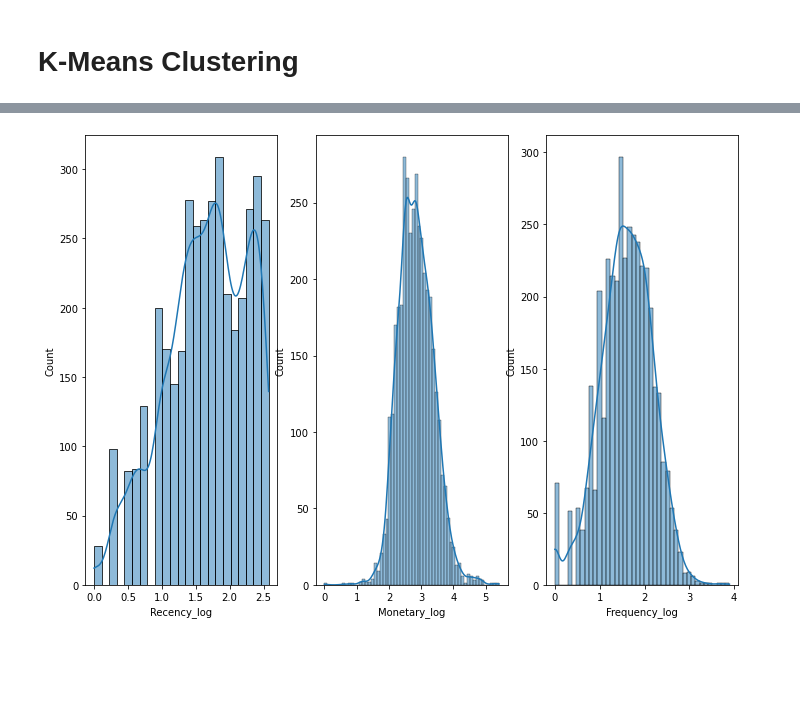
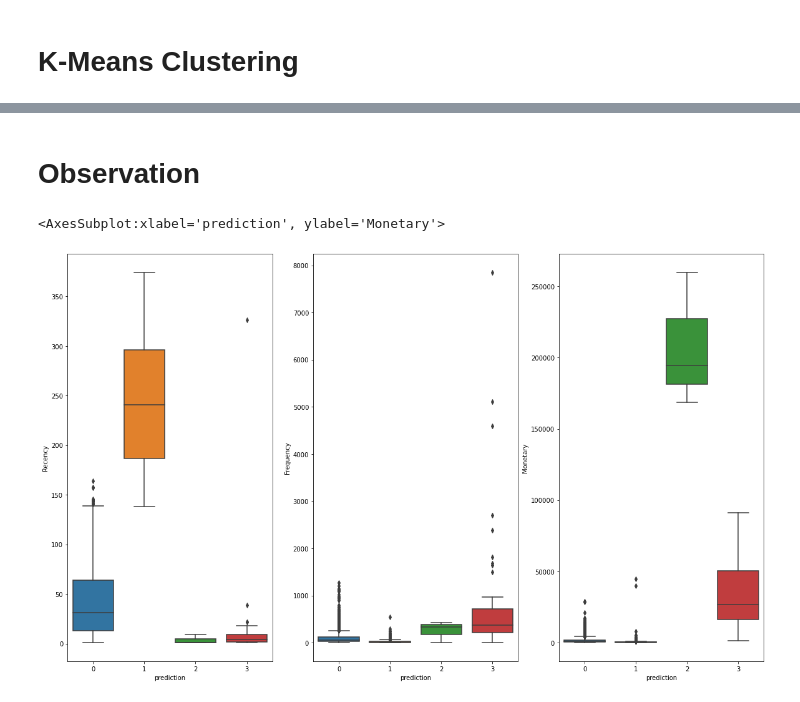
Before and after one commit to asish012/dataanalytics, a Jupyter notebook: customer_segmentation/RFM with K-means.ipynb, the cells around one changed output, grey strips where cells are left out. Cells and saved outputs as stored; diff of their text form; code cells hidden in the pictures; blank space fills up the shorter version.

Commit message:
segmentation with k-means

```diff
--- a/customer_segmentation/RFM with K-means.ipynb
+++ b/customer_segmentation/RFM with K-means.ipynb
@@ -89,0 +157,7 @@ rfm_data = (
+# %%
+k_means = KMeans(featuresCol='rfm_standardized', k=4)
+model = k_means.fit(scaled_data)
+predictions = model.transform(scaled_data)
+# %%
+result = predictions.select('CustomerID', 'prediction')
+printdf(result)
@@ -89,0 +171,11 @@ rfm_data = (
+# %%
+# Join other information with the prediction result-set
+
+rfm_score = spark.read.csv('retail_loyalty_rfm.csv',
+                           inferSchema=True,
+                           header=True)
+rfm_score = rfm_score.select("CustomerID", "Recency", "Frequency", "Monetary", "RFM_Score", "RFM_ScoreGroup", "Loyalty")
+# printdf(rfm_score)
+# %%
+combined_result = result.join(rfm_score, on='CustomerID', how='inner')
+printdf(combined_result)
@@ -90,10 +205,12 @@ rfm_data = (
+# %% [markdown]
+# Observation
 # %%
-rfm_data_df = rfm_data.toPandas()
+analysis_df = combined_result.toPandas()
 
-fig, ax = plt.subplots(1, 3, figsize=(11.7, 8.27))
-sns.histplot(rfm_data_df['Recency_log'], kde=True, ax=ax[0])
-sns.histplot(rfm_data_df['Monetary_log'], kde=True, ax=ax[1])
-sns.histplot(rfm_data_df['Frequency_log'], kde=True, ax=ax[2])
-plt.show()
+fig, ax = plt.subplots(1, 3, figsize=(20, 12))
+sns.boxplot(x='prediction', y='Recency', data=analysis_df, ax=ax[0])
+sns.boxplot(x='prediction', y='Frequency', data=analysis_df, ax=ax[1])
+sns.boxplot(x='prediction', y='Monetary', data=analysis_df, ax=ax[2])
 # %% [output]
+<AxesSubplot:xlabel='prediction', ylabel='Monetary'>
-[figure, old version]
+[figure, new version]
```
Also changed, not shown: parts of 21 cells of this notebook, 3 other files.
